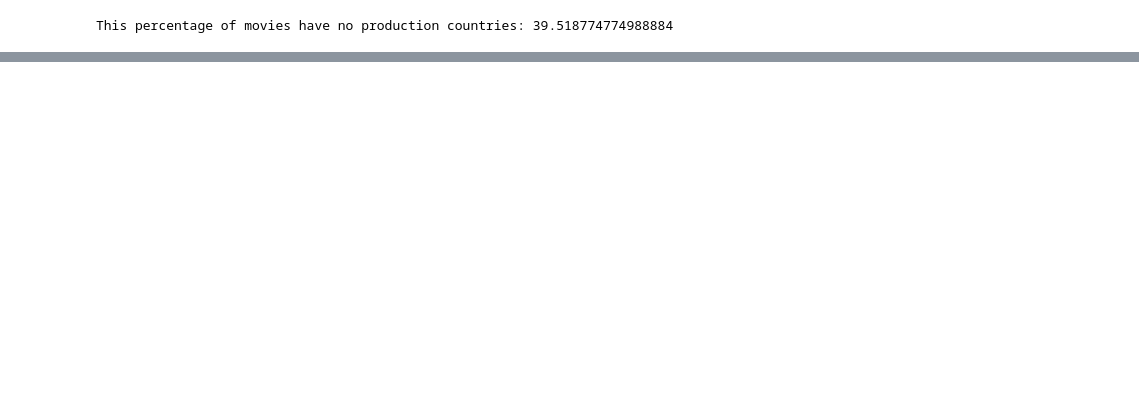
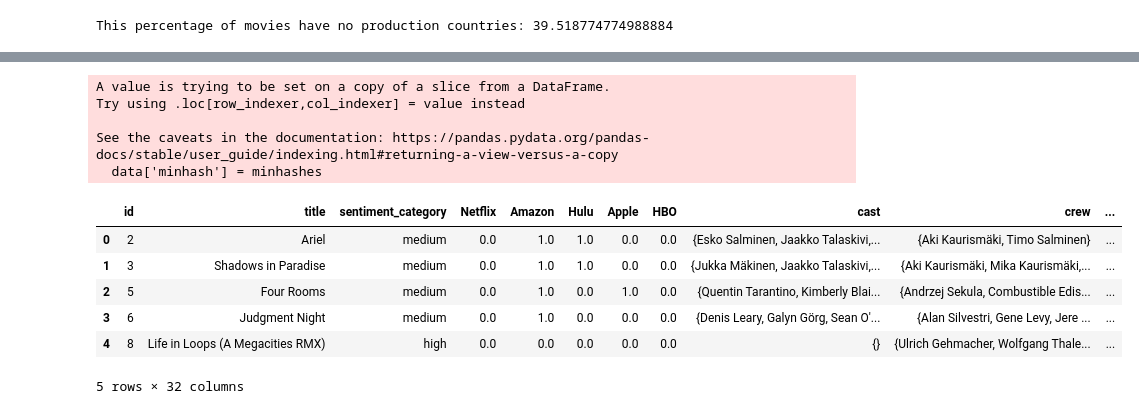
Before and after one commit to paulagambus/ctds_project, a Jupyter notebook: project.ipynb, the cells around one changed output, grey strips where cells are left out. Drawn from its saved outputs; the diff is of its cells as text; code cells hidden in the pictures; blank space fills up the shorter version.

```diff
--- a/project.ipynb
+++ b/project.ipynb
@@ -507,0 +617,52 @@ Overview and title Analysis
+# %%
+# Number of permutations for MinHash
+num_perm = 128
+
+# Function to create a combined MinHash for a movie
+def create_combined_minhash(movie, one_hot_features, non_one_hot_features):
+    m = MinHash(num_perm=num_perm)
+
+    # Add one-hot encoded features
+    for feature in one_hot_features:
+        if movie[feature] == 1:
+            m.update(feature.encode('utf8'))
+
+    # Add non-one-hot encoded features
+    for feature in non_one_hot_features:
+        for token in movie[feature]:
+            m.update(token.encode('utf8'))
+
+    return m
+# %%
+# list of one-hot encoded features
+one_hot_features = ['Netflix', 'Amazon', 'Hulu', 'Apple', 'HBO']
+
+# list of non-one-hot encoded features
+non_one_hot_features = ['genres', 'sentiment_category', 'cast', 'crew', 'production_companies', 'production_countries']
+# %%
+from tqdm import tqdm
+
+# Create MinHashes for each movie with combined features and add to a new column in the DataFrame
+minhashes = []
+for idx, movie in tqdm(data.iterrows(), total=len(data), desc="Creating MinHashes"):
+    minhash = create_combined_minhash(movie, one_hot_features, non_one_hot_features)
+    minhashes.append(minhash)
+
+# Add the MinHashes as a new column in the DataFrame
+data['minhash'] = minhashes
+# %% [output]
+A value is trying to be set on a copy of a slice from a DataFrame.
+Try using .loc[row_indexer,col_indexer] = value instead
+
+See the caveats in the documentation: https://pandas.pydata.org/pandas-docs/stable/user_guide/indexing.html#returning-a-view-versus-a-copy
+  data['minhash'] = minhashes
+# %%
+data.head()
+# %% [output]
+|  | id | title | sentiment_category | Netflix | Amazon | Hulu | Apple | HBO | cast | crew | ... |
+| 0 | 2 | Ariel | medium | 0.0 | 1.0 | 1.0 | 0.0 | 0.0 | {Esko Salminen, Jaakko Talaskivi,... | {Aki Kaurismäki, Timo Salminen} | ... |
+| 1 | 3 | Shadows in Paradise | medium | 0.0 | 1.0 | 1.0 | 0.0 | 0.0 | {Jukka Mäkinen, Jaakko Talaskivi,... | {Aki Kaurismäki, Mika Kaurismäki,... | ... |
+| 2 | 5 | Four Rooms | medium | 0.0 | 1.0 | 0.0 | 1.0 | 0.0 | {Quentin Tarantino, Kimberly Blai... | {Andrzej Sekula, Combustible Edis... | ... |
+| 3 | 6 | Judgment Night | medium | 0.0 | 1.0 | 0.0 | 0.0 | 0.0 | {Denis Leary, Galyn Görg, Sean O'... | {Alan Silvestri, Gene Levy, Jere ... | ... |
+| 4 | 8 | Life in Loops (A Megacities RMX) | high | 0.0 | 0.0 | 0.0 | 0.0 | 0.0 | {} | {Ulrich Gehmacher, Wolfgang Thale... | ... |
+5 rows × 32 columns
```
Also changed, not shown: parts of 29 cells of this notebook, 1 other file.
